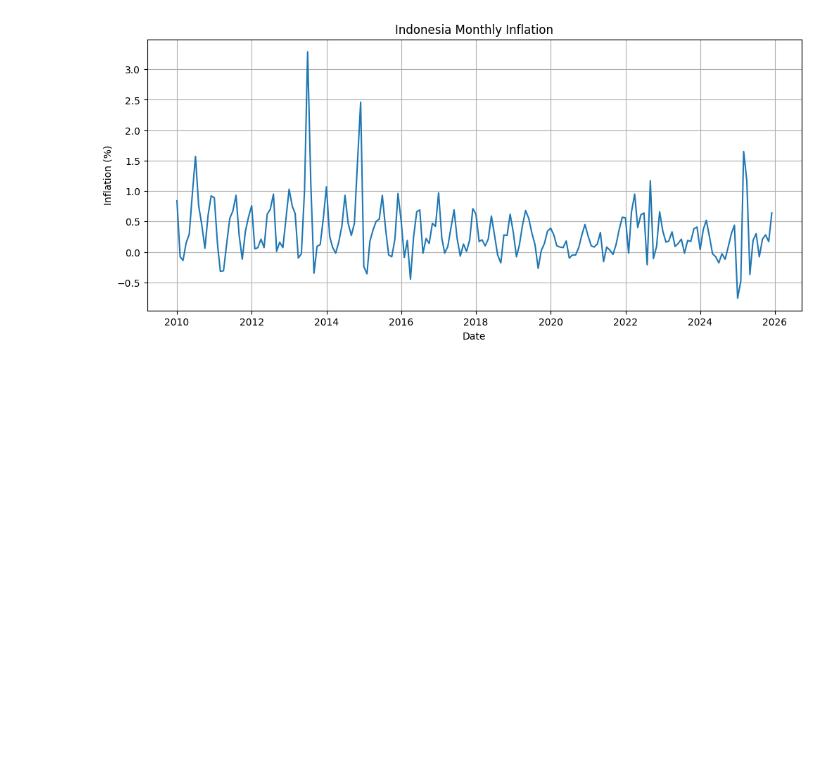
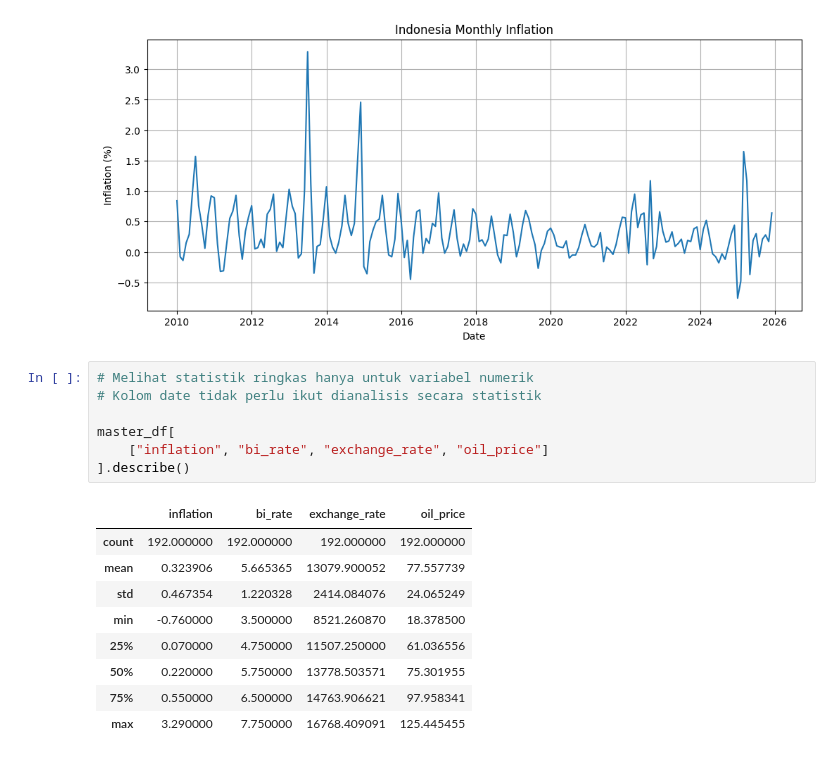
Before and after one commit to MidnightMaria/inflation-forecasting, a Jupyter notebook: notebooks/07_eda.ipynb, the cells around one changed output. Drawn from its saved outputs; the diff is of its cells as text; blank space fills up the shorter version.

```diff
--- a/notebooks/07_eda.ipynb
+++ b/notebooks/07_eda.ipynb
@@ -159,3 +159,20 @@ plt.savefig(FIGURES_DIR / "indonesia_monthly_inflation.png", dpi=300, bbox_inche
 plt.show()
 # %% [output]
 [figure]
+# %%
+# Melihat statistik ringkas hanya untuk variabel numerik
+# Kolom date tidak perlu ikut dianalisis secara statistik
+
+master_df[
+    ["inflation", "bi_rate", "exchange_rate", "oil_price"]
+].describe()
+# %% [output]
+|  | inflation | bi_rate | exchange_rate | oil_price |
+| count | 192.000000 | 192.000000 | 192.000000 | 192.000000 |
+| mean | 0.323906 | 5.665365 | 13079.900052 | 77.557739 |
+| std | 0.467354 | 1.220328 | 2414.084076 | 24.065249 |
+| min | -0.760000 | 3.500000 | 8521.260870 | 18.378500 |
+| 25% | 0.070000 | 4.750000 | 11507.250000 | 61.036556 |
+| 50% | 0.220000 | 5.750000 | 13778.503571 | 75.301955 |
+| 75% | 0.550000 | 6.500000 | 14763.906621 | 97.958341 |
+| max | 3.290000 | 7.750000 | 16768.409091 | 125.445455 |
```
Also changed, not shown: parts of 7 cells of this notebook, 1 other file.
